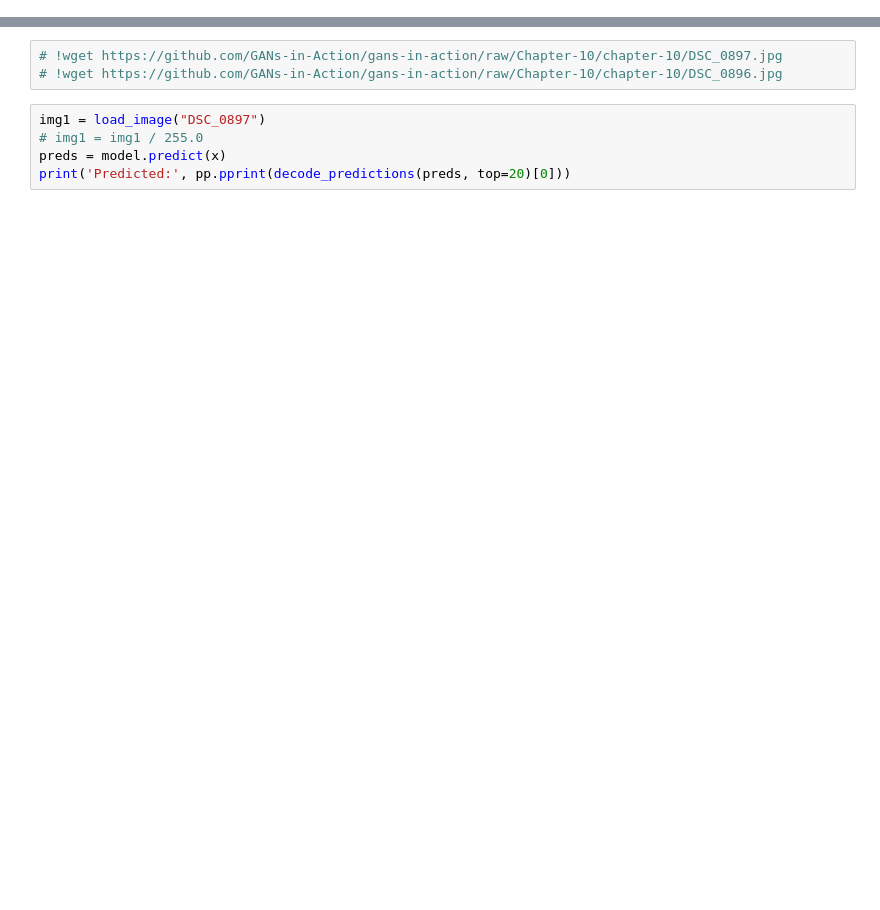
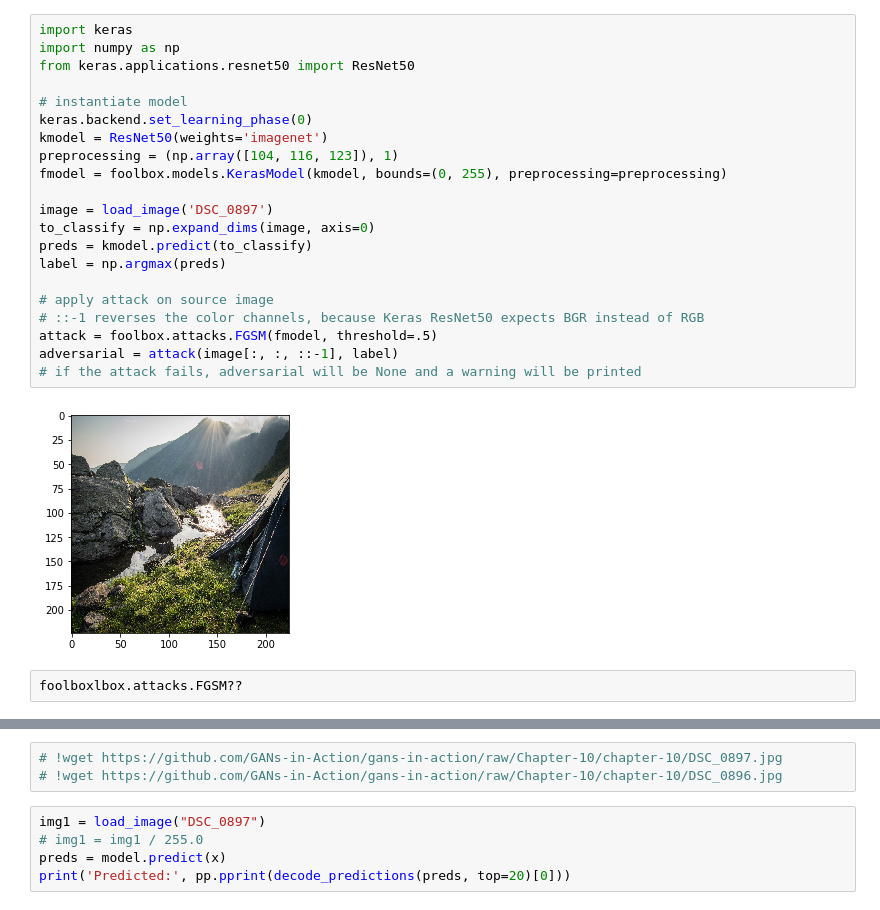
Before and after one commit to GANs-in-Action/gans-in-action, a Jupyter notebook: chapter-10/Chapter10_Adversarial_Examples.ipynb, the cells around one changed output, grey strips where cells are left out. Cells and saved outputs as stored; diff of their text form; blank space fills up the shorter version.

```diff
--- a/chapter-10/Chapter10_Adversarial_Examples.ipynb
+++ b/chapter-10/Chapter10_Adversarial_Examples.ipynb
@@ -58,0 +30,25 @@ def load_image(extension: str):
+# %%
+import keras
+import numpy as np
+from keras.applications.resnet50 import ResNet50
+
+# instantiate model
+keras.backend.set_learning_phase(0)
+kmodel = ResNet50(weights='imagenet')
+preprocessing = (np.array([104, 116, 123]), 1)
+fmodel = foolbox.models.KerasModel(kmodel, bounds=(0, 255), preprocessing=preprocessing)
+
+image = load_image('DSC_0897')
+to_classify = np.expand_dims(image, axis=0)
+preds = kmodel.predict(to_classify)
+label = np.argmax(preds)
+
+# apply attack on source image
+# ::-1 reverses the color channels, because Keras ResNet50 expects BGR instead of RGB
+attack = foolbox.attacks.FGSM(fmodel, threshold=.5)
+adversarial = attack(image[:, :, ::-1], label)
+# if the attack fails, adversarial will be None and a warning will be printed
+# %% [output]
+[figure, added]
+# %%
+foolboxlbox.attacks.FGSM??
```
Also changed, not shown: parts of 21 cells of this notebook, 1 other file.
